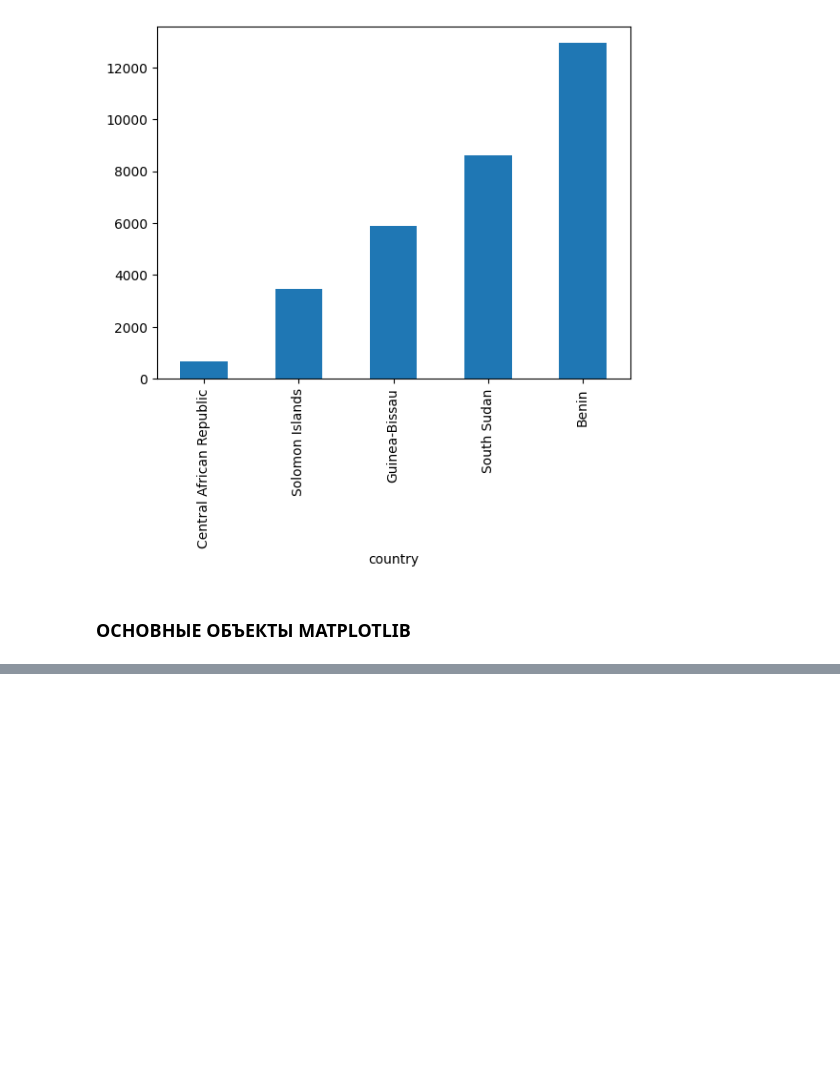
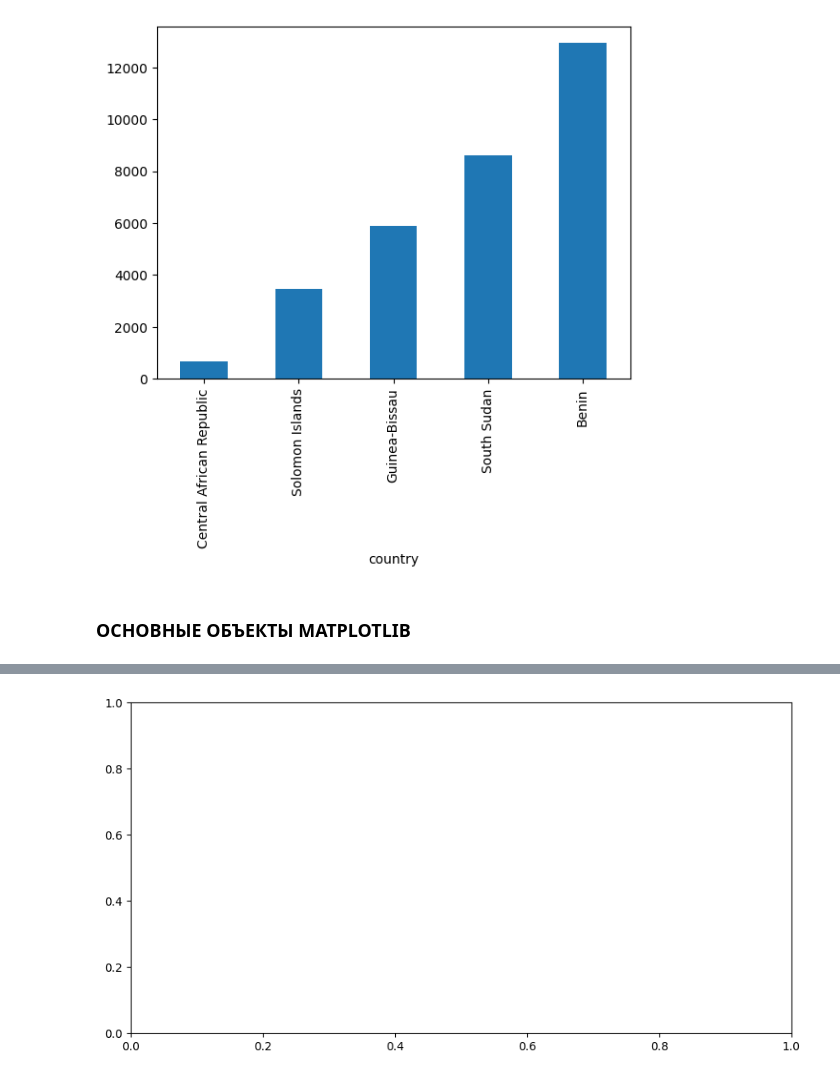
Before and after one commit to stas-as/sf_data_science, a Jupyter notebook: Конспекты/13_Pandas_Визуализация данных/ipynb.chekpoin/5_matplotlib.ipynb, the cells around one changed output, grey strips where cells are left out. Drawn from its saved outputs; the diff is of its cells as text; code cells hidden in the pictures; blank space fills up the shorter version.

```diff
--- a/Конспекты/13_Pandas_Визуализация данных/ipynb.chekpoin/5_matplotlib.ipynb
+++ b/Конспекты/13_Pandas_Визуализация данных/ipynb.chekpoin/5_matplotlib.ipynb
@@ -152,0 +172,5 @@ covid_df.groupby('country')['total_vaccinations'].last().nsmallest(5).plot(kind=
+# %%
+fig = plt.figure(figsize=(8,4))
+axes = fig.add_axes([0,0,1,1])
+# %% [output]
+[figure, added]
```
Also changed, not shown: parts of 16 cells of this notebook, 2 other files.
